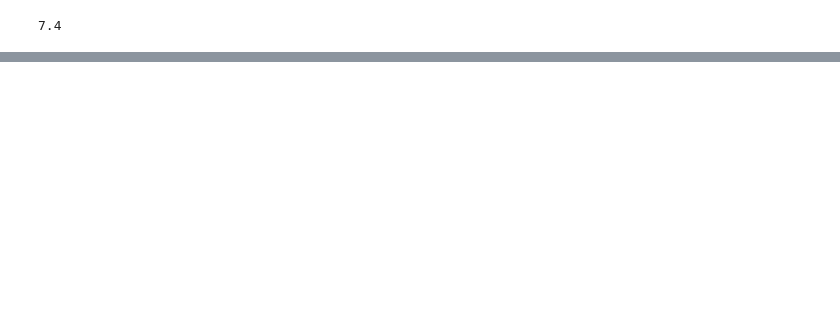
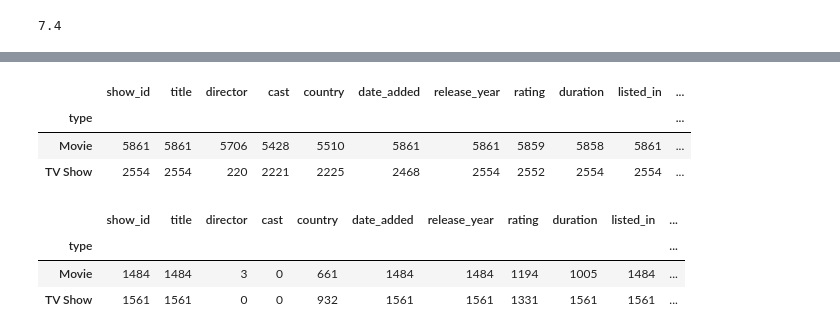
Before and after one commit to P-Panda1/msds593_group32, a Jupyter notebook: analysis.ipynb, the cells around one changed output, grey strips where cells are left out. Cells and saved outputs as stored; diff of their text form; code cells hidden in the pictures; blank space fills up the shorter version.

```diff
--- a/analysis.ipynb
+++ b/analysis.ipynb
@@ -4,7 +4,7 @@ import pandas as pd
 import matplotlib.pyplot as plt
 # %%
 import os
-file_path = '../data/netflix_titles_Modified.csv'
-file_path2 = '../data/hulu_titles_modified.csv'
+file_path = 'data/netflix_titles_Modified.csv'
+file_path2 = 'data/hulu_titles_modified.csv'
 print("Current Working Directory:", os.getcwd())
 # %% [output]
@@ -60,6 +58,7 @@ dfNetflix.head(10)
 # %%
 # Filter rows where 'date_added' is not NaN
 dfNetflixClean = dfNetflix[dfNetflix['date_added'].notna()].copy()
+dfNetflixClean = dfNetflixClean[dfNetflixClean['IMDB_Rating'].notna()].copy()
 dfNetflixClean.info()
 dfNetflixClean.shape
 # %% [output]
@@ -207,0 +292,14 @@ print(rating)
+# %%
+dfNetflixClean.groupby('type').count()
+# %% [output]
+|  | show_id | title | director | cast | country | date_added | release_year | rating | duration | listed_in | ... |
+| type |  |  |  |  |  |  |  |  |  |  | ... |
+| Movie | 5861 | 5861 | 5706 | 5428 | 5510 | 5861 | 5861 | 5859 | 5858 | 5861 | ... |
+| TV Show | 2554 | 2554 | 220 | 2221 | 2225 | 2468 | 2554 | 2552 | 2554 | 2554 | ... |
+# %%
+dfHuluClean.groupby('type').count()
+# %% [output]
+|  | show_id | title | director | cast | country | date_added | release_year | rating | duration | listed_in | ... |
+| type |  |  |  |  |  |  |  |  |  |  | ... |
+| Movie | 1484 | 1484 | 3 | 0 | 661 | 1484 | 1484 | 1194 | 1005 | 1484 | ... |
+| TV Show | 1561 | 1561 | 0 | 0 | 932 | 1561 | 1561 | 1331 | 1561 | 1561 | ... |
```
Also changed, not shown: parts of 13 cells of this notebook.
